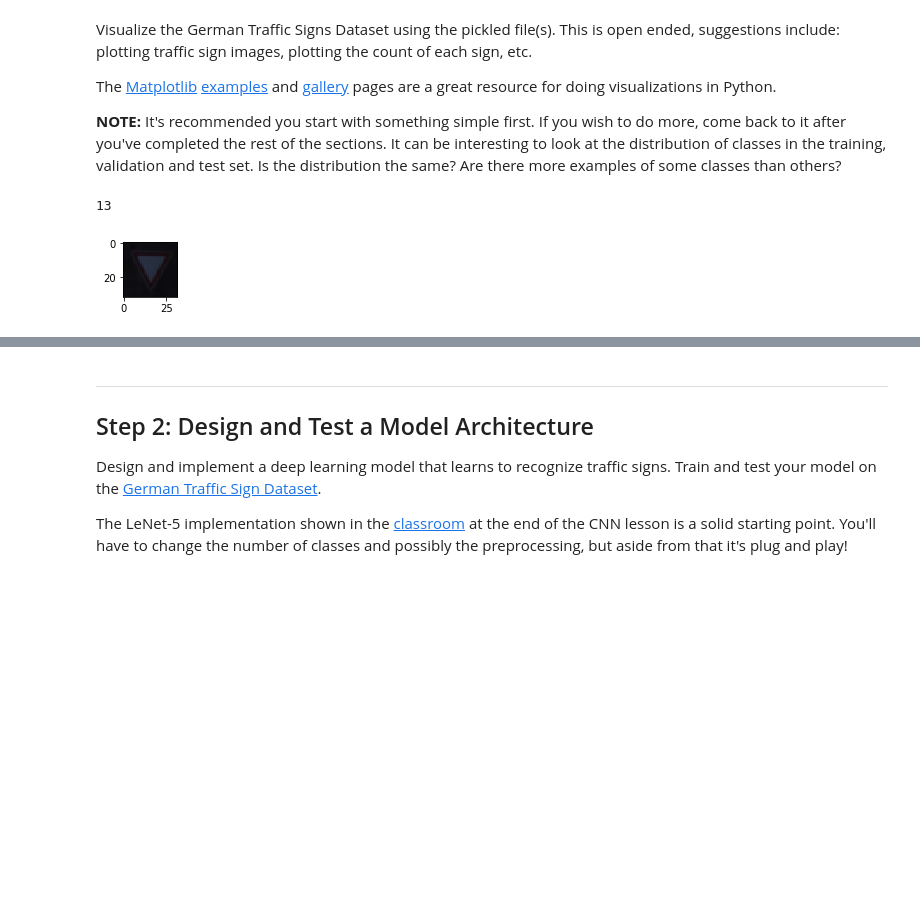
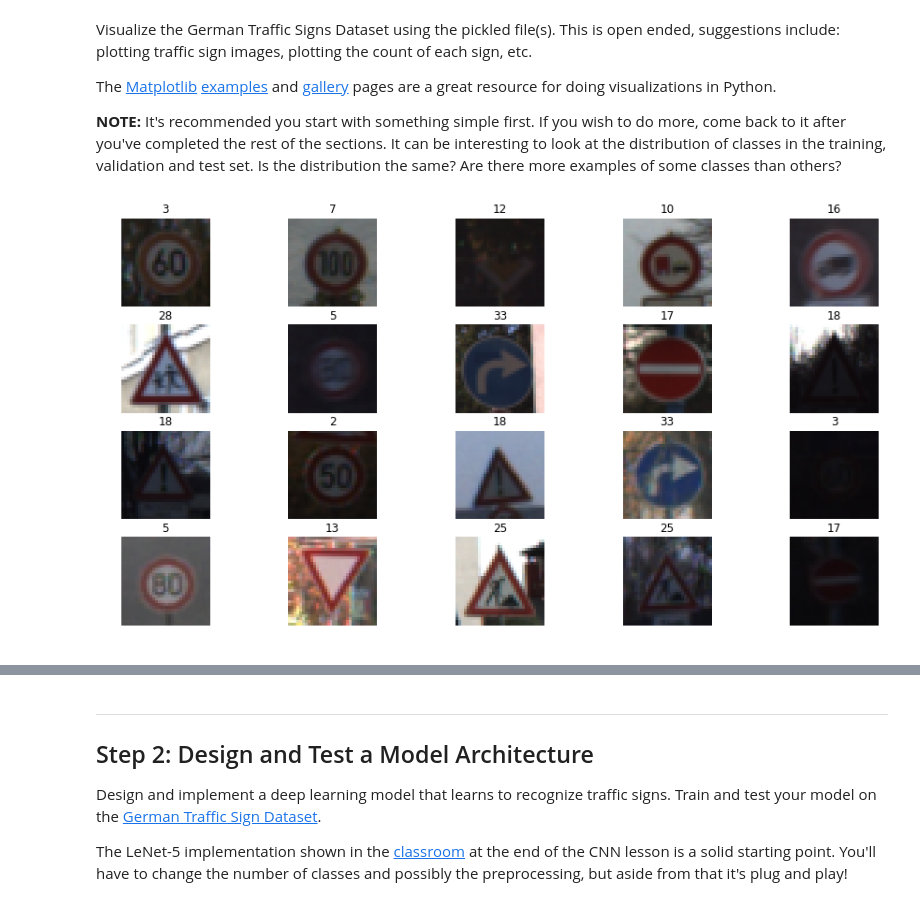
Before and after one commit to singlavinod/Self-Driving-Car-NanoDegree-Udacity, a Jupyter notebook: Traffic_Sign_Classifier.ipynb, the cells around one changed output, grey strips where cells are left out. Saved outputs shown, nothing was run; the diff lists cells and outputs as text; code cells hidden in the pictures; blank space fills up the shorter version.

```diff
--- a/Traffic_Sign_Classifier.ipynb
+++ b/Traffic_Sign_Classifier.ipynb
@@ -25,9 +25,9 @@ import pickle
 
 # TODO: Fill this in based on where you saved the training and testing data
 
-training_file = 'C:\\Users\\VINOD\\Google Drive\\SDCND\\CarND-Traffic-Sign-Classifier-Project\\traffic-signs-data\\train.p'
-validation_file = 'C:\\Users\\VINOD\\Google Drive\\SDCND\\CarND-Traffic-Sign-Classifier-Project\\traffic-signs-data\\valid.p'
-testing_file = 'C:\\Users\\VINOD\\Google Drive\\SDCND\\CarND-Traffic-Sign-Classifier-Project\\traffic-signs-data\\test.p'
+training_file = r'C:\Users\VINOD\Google Drive\SDCND\CarND-Traffic-Sign-Classifier-Project\pickled_data\train.p'
+validation_file = r'C:\Users\VINOD\Google Drive\SDCND\CarND-Traffic-Sign-Classifier-Project\pickled_data\valid.p'
+testing_file = r'C:\Users\VINOD\Google Drive\SDCND\CarND-Traffic-Sign-Classifier-Project\pickled_data\test.p'
 
 with open(training_file, mode='rb') as f:
     train = pickle.load(f)
@@ -39,3 +39,5 @@ with open(testing_file, mode='rb') as f:
 X_train, y_train = train['features'], train['labels']
 X_valid, y_valid = valid['features'], valid['labels']
 X_test, y_test = test['features'], test['labels']
+
+print('Data loaded')
@@ -96,17 +100,20 @@ The [Matplotlib](http://matplotlib.org/) [examples](http://matplotlib.org/exampl
 # %%
 ### Data exploration visualization code goes here.
 ### Feel free to use as many code cells as needed.
 import random
 import matplotlib.pyplot as plt
 # Visualizations will be shown in the notebook.
 %matplotlib inline
 
-index = random.randint(0, len(X_train))
-image = X_train[index].squeeze()
-
-plt.figure(figsize=(1,1))
-plt.imshow(image)
-print(y_train[index])
+# show image of 20 random data points
+figs, axs = plt.subplots(4, 5, figsize = (16, 8))
+figs.subplots_adjust(hspace = .2, wspace = .001)
+axs = axs.ravel()
+for i in range(20):
+    index = random.randint(0, len(X_train))
+    image = X_train[index]
+    axs[i].axis('off')
+    axs[i].imshow(image)
+    axs[i].set_title(y_train[index])
 # %% [output]
-13
-[figure, old version]
+[figure, new version]
```
Also changed, not shown: parts of 15 cells of this notebook.
